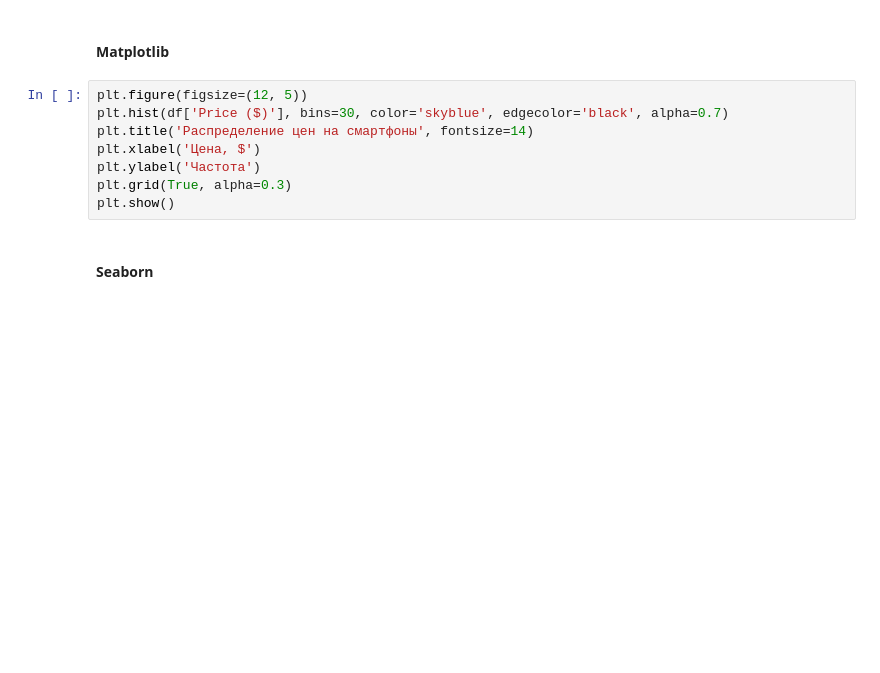
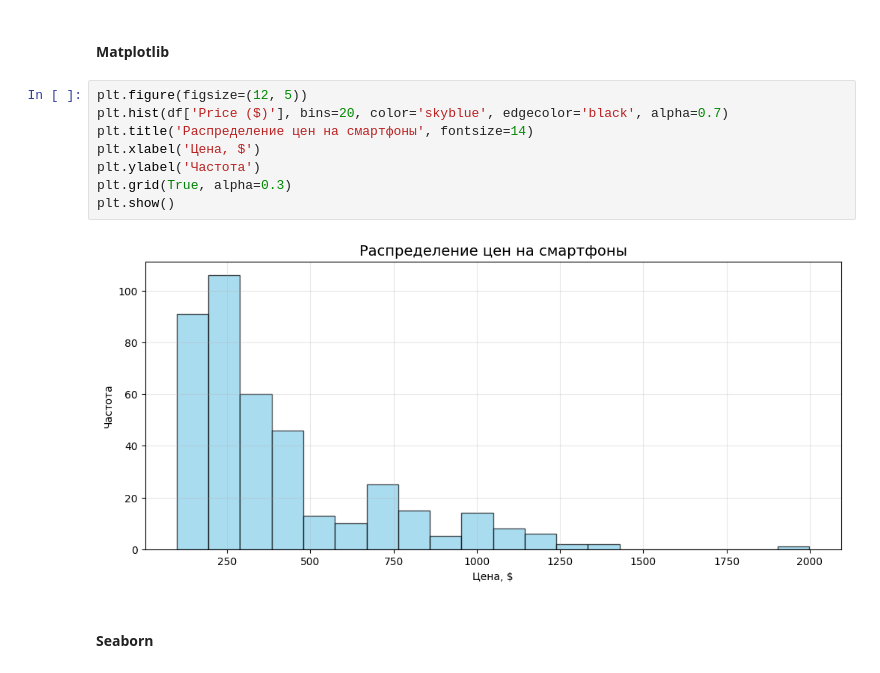
Before and after one commit to stakan-na-golove/work, a Jupyter notebook: Визуал/12-13_ГТ.ipynb, the cells around one changed output. Drawn from its saved outputs; the diff is of its cells as text; blank space fills up the shorter version.

```diff
--- a/Визуал/12-13_ГТ.ipynb
+++ b/Визуал/12-13_ГТ.ipynb
@@ -236,12 +243,14 @@ fig.show()
 #### Matplotlib
 # %%
 plt.figure(figsize=(12, 5))
-plt.hist(df['Price ($)'], bins=30, color='skyblue', edgecolor='black', alpha=0.7)
+plt.hist(df['Price ($)'], bins=20, color='skyblue', edgecolor='black', alpha=0.7)
 plt.title('Распределение цен на смартфоны', fontsize=14)
 plt.xlabel('Цена, $')
 plt.ylabel('Частота')
 plt.grid(True, alpha=0.3)
 plt.show()
+# %% [output]
+[figure, added]
 # %% [markdown]
 #### Seaborn
 # %%
```
Also changed, not shown: parts of 18 cells of this notebook, 16 other files.
